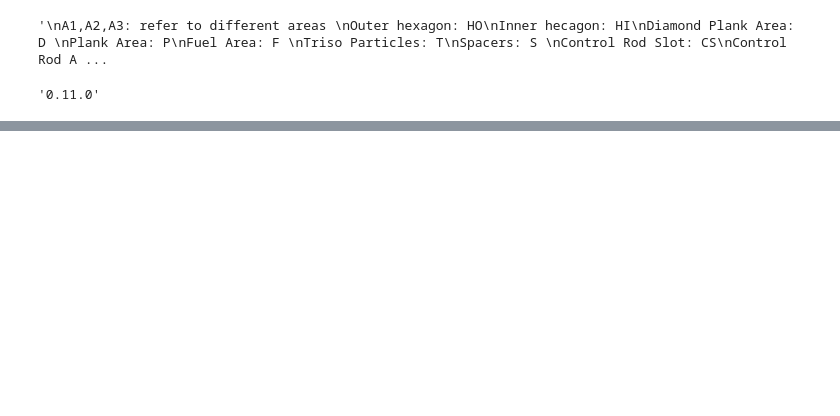
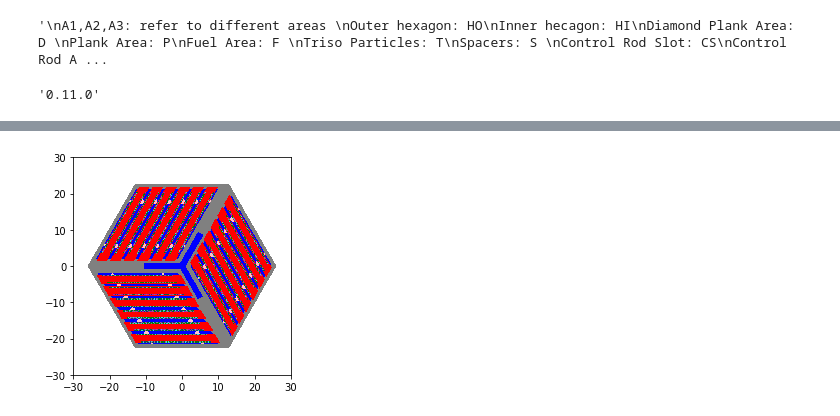
Before and after one commit to gwenchee/fhr-benchmark-depr, a Jupyter notebook: phase1a/case1a/case_1a.ipynb, the cells around one changed output, grey strips where cells are left out. Drawn from its saved outputs; the diff is of its cells as text; code cells hidden in the pictures; blank space fills up the shorter version.

```diff
--- a/phase1a/case1a/case_1a.ipynb
+++ b/phase1a/case1a/case_1a.ipynb
@@ -532,13 +533,15 @@ plt.savefig('fhr_assembly_2D.png')
 # %%
 # Plotting
 root = openmc.Universe(cells=[H_cell,D_areas,P_areas,F_areas,S_areas,CS_areas,CA_areas])
 root.plot(width=(60, 60), basis='xy', color_by = 'material',
-    pixels = (300,300),
+    pixels = (1000,1000),
     colors = {
     graphite: 'grey',
     p_graphite:'red',
     flibe: 'blue',
     lm_graphite: 'green',
     s_graphite: 'pink'
 })
 plt.savefig('fhr_assembly_2D.png')
+# %% [output]
+[figure, added]
```
Also changed, not shown: parts of 7 cells of this notebook, 6 other files.
